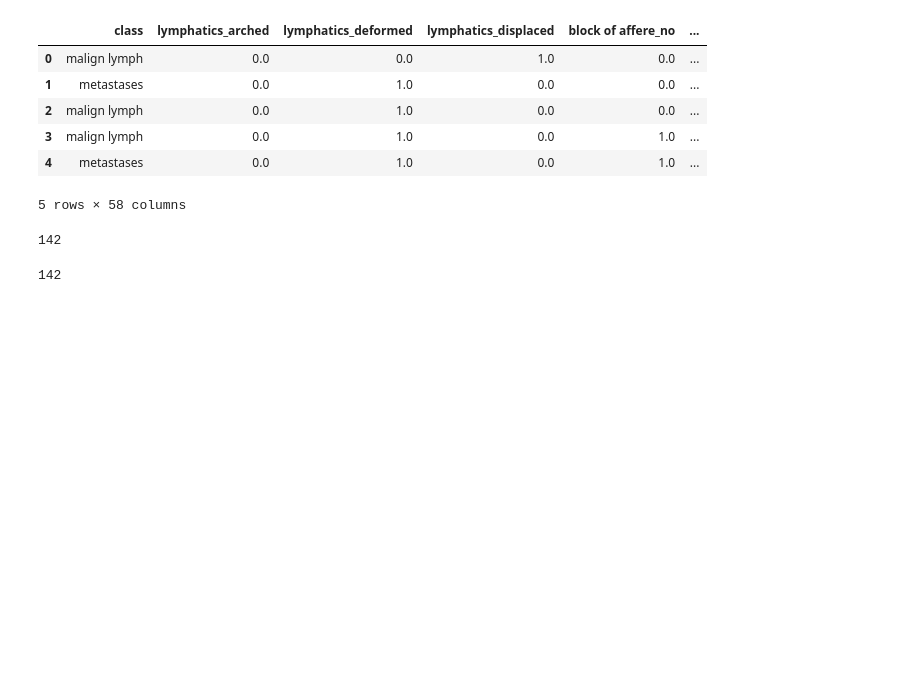
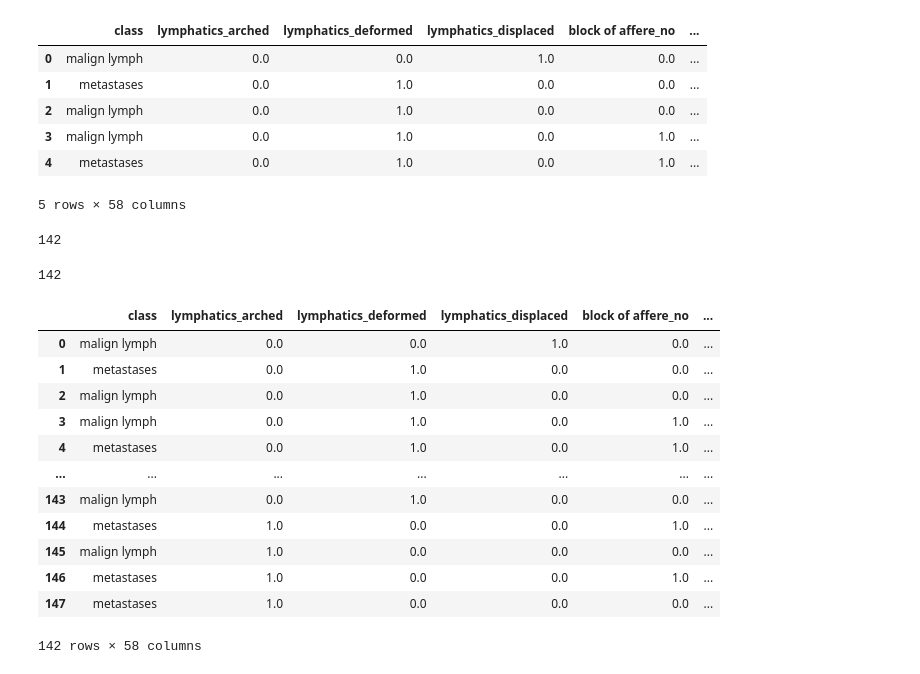
Before and after one commit to AnnaGlid/Indukcja_regul_dec, a Jupyter notebook: NEW_code/preprocessing_lymphography.ipynb, the cells around one changed output. Saved outputs shown, nothing was run; the diff lists cells and outputs as text; code cells hidden in the pictures; blank space fills up the shorter version.

```diff
--- a/NEW_code/preprocessing_lymphography.ipynb
+++ b/NEW_code/preprocessing_lymphography.ipynb
@@ -133,3 +133,19 @@ len(data_encoded)
 142
 # %%
 data_encoded.to_csv(fr'{cwd}\data\lymphography\lymphography_preprocessed.csv', index=False)
+# %%
+data_encoded
+# %% [output]
+|  | class | lymphatics_arched | lymphatics_deformed | lymphatics_displaced | block of affere_no | ... |
+| 0 | malign lymph | 0.0 | 0.0 | 1.0 | 0.0 | ... |
+| 1 | metastases | 0.0 | 1.0 | 0.0 | 0.0 | ... |
+| 2 | malign lymph | 0.0 | 1.0 | 0.0 | 0.0 | ... |
+| 3 | malign lymph | 0.0 | 1.0 | 0.0 | 1.0 | ... |
+| 4 | metastases | 0.0 | 1.0 | 0.0 | 1.0 | ... |
+| ... | ... | ... | ... | ... | ... | ... |
+| 143 | malign lymph | 0.0 | 1.0 | 0.0 | 0.0 | ... |
+| 144 | metastases | 1.0 | 0.0 | 0.0 | 1.0 | ... |
+| 145 | malign lymph | 1.0 | 0.0 | 0.0 | 0.0 | ... |
+| 146 | metastases | 1.0 | 0.0 | 0.0 | 1.0 | ... |
+| 147 | metastases | 1.0 | 0.0 | 0.0 | 0.0 | ... |
+142 rows × 58 columns
```
Also changed, not shown: 1 other file.
